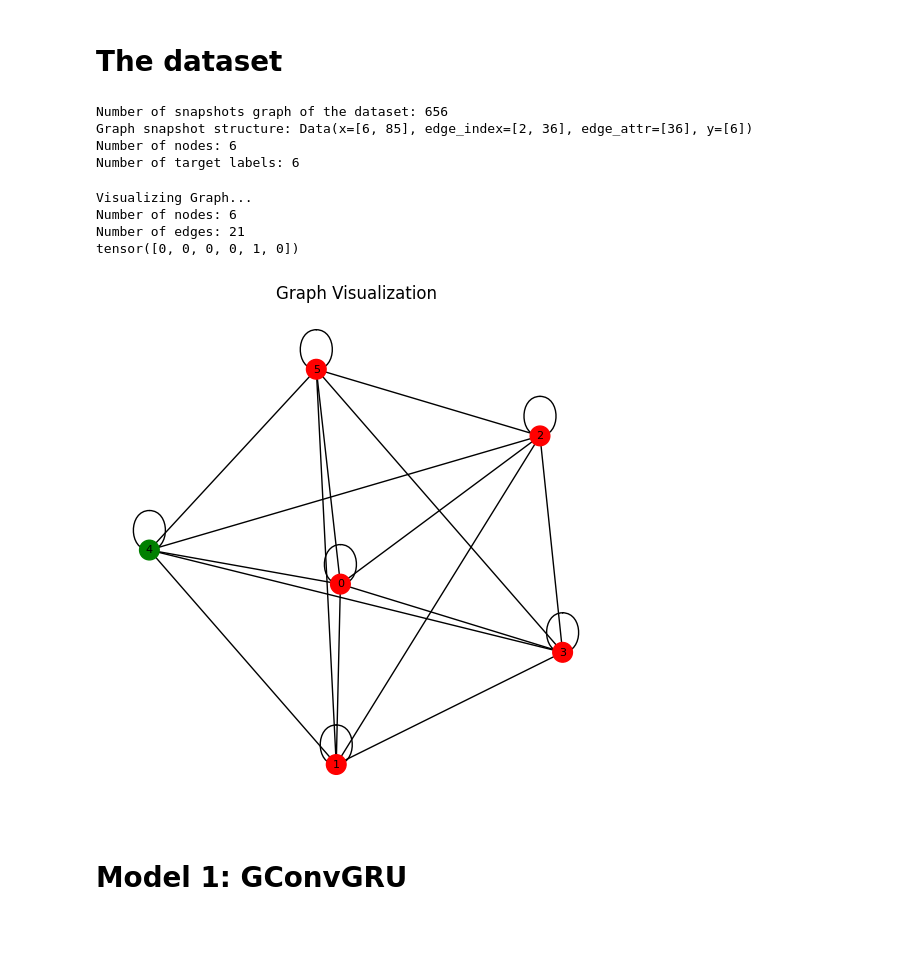
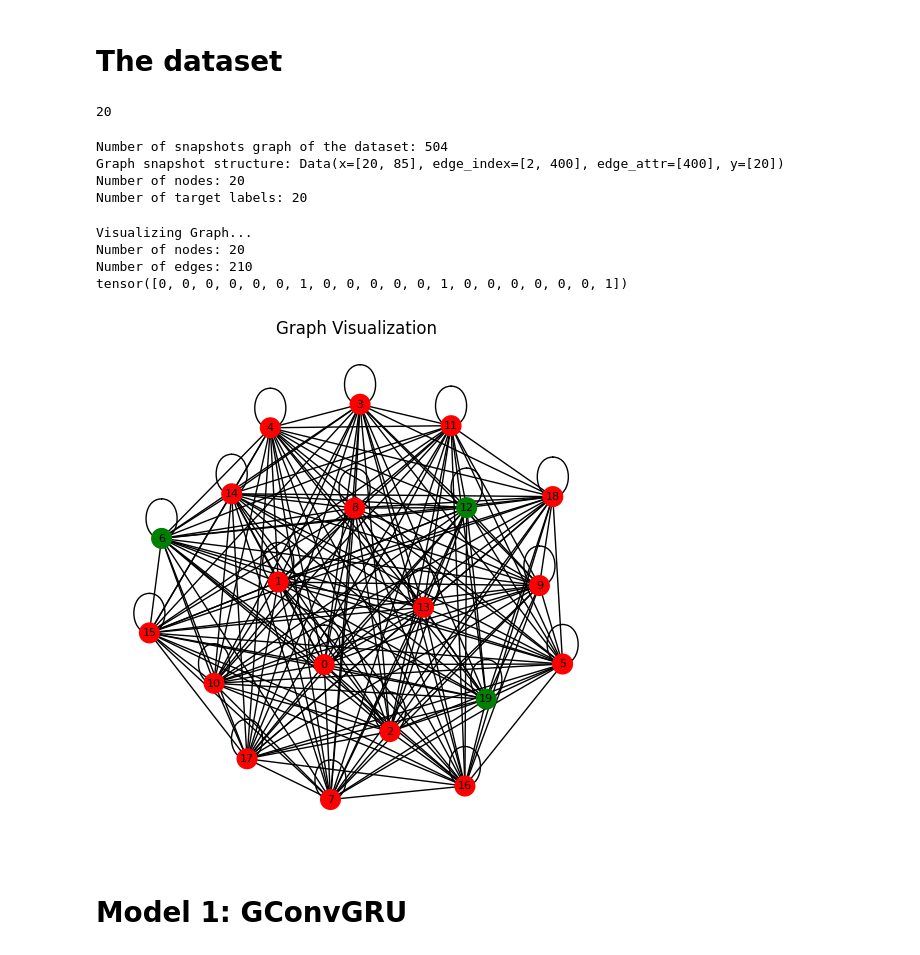
Before and after one commit to mircoloo/TemporalGNNReview, a Jupyter notebook: code/main.ipynb, the cells around one changed output. Drawn from its saved outputs; the diff is of its cells as text; code cells hidden in the pictures.

Commit message:
1. Added shape control on train/val/test loop 2.Created DataManager file, will be use for handling and managing dataset 3. Tried to train with NYSE dataset

```diff
--- a/code/main.ipynb
+++ b/code/main.ipynb
@@ -71,28 +71,38 @@ des = f"{current_dir}/data/datasets/graph_snapshots/" # Where to save the proces
 
 # directory = "/Users/mirco/Documents/Tesi/code/data/datasets/America_Stocks"
 # window = 19
-# NASDAQ_com_list = []
-# NYSE_com_list = []
-# NYSE_missing_list = []
-# com_list = [NASDAQ_com_list, NYSE_com_list, NYSE_missing_list] #Ticker lists
+NASDAQ_com_list = []
+NYSE_com_list = []
+NYSE_missing_list = []
+com_lists = [NASDAQ_com_list, NYSE_com_list, NYSE_missing_list] #Ticker lists
+com_lists = [NASDAQ_com_list, NYSE_com_list, NYSE_missing_list] #Ticker lists
 
-# for idx, path in enumerate(com_path): #Per each ticker folder get the path and index
-#     with open(path) as f:
-#         file = csv.reader(f)
-#         for line in file:
-#             com_list[idx].append(line[0])  # append first element of line if each line is a list
-# NYSE_com_list = [com for com in NYSE_com_list if com not in NYSE_missing_list] #Filter the com on NYSE since they are missing
+for idx, path in enumerate(com_path): #Per each ticker folder get the path and index
+    with open(path) as f:
+        file = csv.reader(f)
+        for line in file:
+            com_lists[idx].append(line[0])  # append first element of line if each line is a list
+NYSE_com_list = [com for com in NYSE_com_list if com not in NYSE_missing_list] #Filter the com on NYSE since they are missing
 # fast_approx = False # True for fast approximation and implementation
 # # Generate datasets
+# %%
+
+NYSE_com_list[:] = NYSE_com_list[:20]
+com_lists[1] = NYSE_com_list
+len(com_lists[1])
+# %% [output]
+20
 # %%
 dir = f'{current_dir}/data/America_Stocks'
 dest = f'{current_dir}/data/datasets/graph/'
-market = 'NASDAQ'
+market = 'NYSE'
 company_list = ['AAPL', 'ACWI',
 'ADSK',
 'ADTN',
 'ADUS',
 'AEGN']
+
+company_list = com_lists[1]
 
 train_sedate = ['2012-05-01', '2014-12-31']  # these can be tuned
 val_sedate = ['2015-01-01', '2015-12-31'] # these can be tuned
@@ -115,48 +125,48 @@ print(f"Graph snapshot structure: {train_dataset[0]}")
 print(f"Number of nodes: {len(train_dataset[0].x)}")
 print(f"Number of target labels: {len(train_dataset[0].y)}")
 # %% [output]
-Number of snapshots graph of the dataset: 656
-Graph snapshot structure: Data(x=[6, 85], edge_index=[2, 36], edge_attr=[36], y=[6])
-Number of nodes: 6
-Number of target labels: 6
+Number of snapshots graph of the dataset: 504
+Graph snapshot structure: Data(x=[20, 85], edge_index=[2, 400], edge_attr=[400], y=[20])
+Number of nodes: 20
+Number of target labels: 20
 # %%
 def visualize_geometric_graph(data_sample):
     """
     Visualizes a single torch_geometric.data.Data graph sample.
     """
     # Create a NetworkX graph object
     G = nx.Graph()
 
     # The edge_index tensor is of shape [2, num_edges].
     # We need to transpose it and convert to a list of tuples.
     edge_list = data_sample.edge_index.t().tolist()
 
     # Add edges to the graph. Nodes are added automatically.
     G.add_edges_from(edge_list)
 
     print(f"\nVisualizing Graph...")
     print(f"Number of nodes: {G.number_of_nodes()}")
     print(f"Number of edges: {G.number_of_edges()}")
 
     # Use the labels (Y tensor) to color the nodes
     # For example, class 0 is blue, class 1 is red
     colors = ['red' if label == 0 else 'green' for label in data_sample.y]
     print(data_sample.y)
     # Draw the graph
     plt.figure(figsize=(5, 5))
     nx.draw(G, with_labels=True, node_color=colors, node_size=200, font_size=8)
     plt.title("Graph Visualization")
     plt.show()
 
 # Visualize the first graph in the dataset
 
-visualize_geometric_graph(train_dataset[0])
+visualize_geometric_graph(train_dataset[20])
 # %% [output]
 Visualizing Graph...
-Number of nodes: 6
-Number of edges: 21
-tensor([0, 0, 0, 0, 1, 0])
+Number of nodes: 20
+Number of edges: 210
+tensor([0, 0, 0, 0, 0, 0, 1, 0, 0, 0, 0, 0, 1, 0, 0, 0, 0, 0, 0, 1])
-[figure, old version]
+[figure, new version]
 # %% [markdown]
 # Model 1: GConvGRU
 # %%
```
Also changed, not shown: parts of 11 cells of this notebook, 2 other files.
